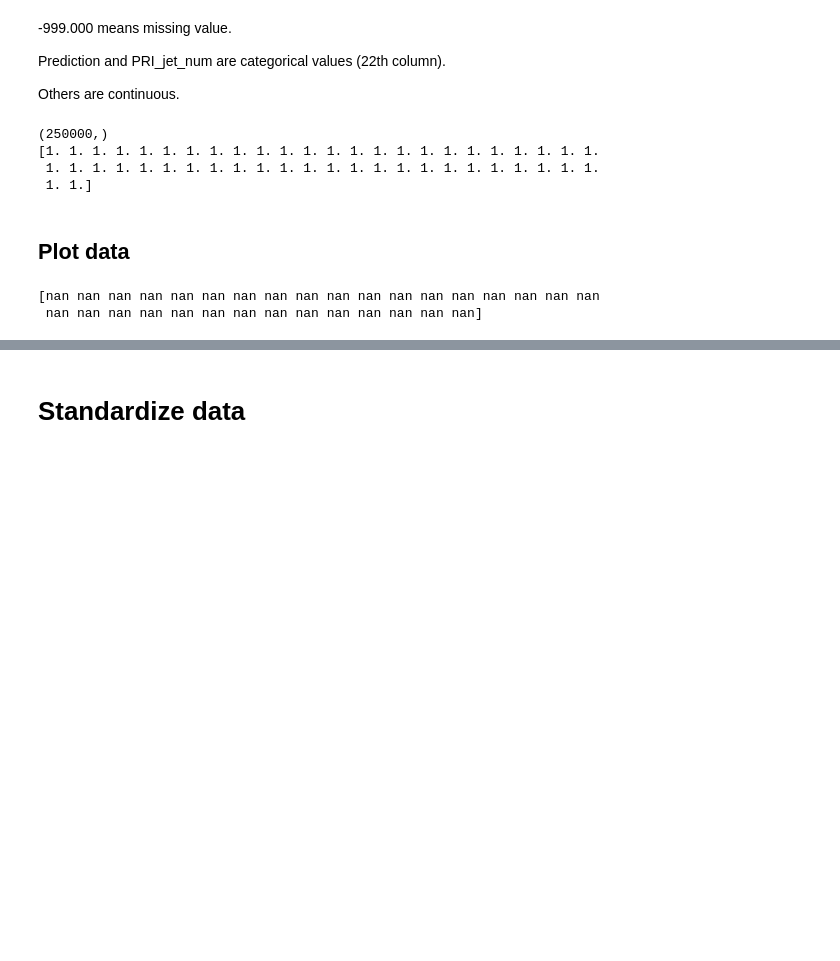
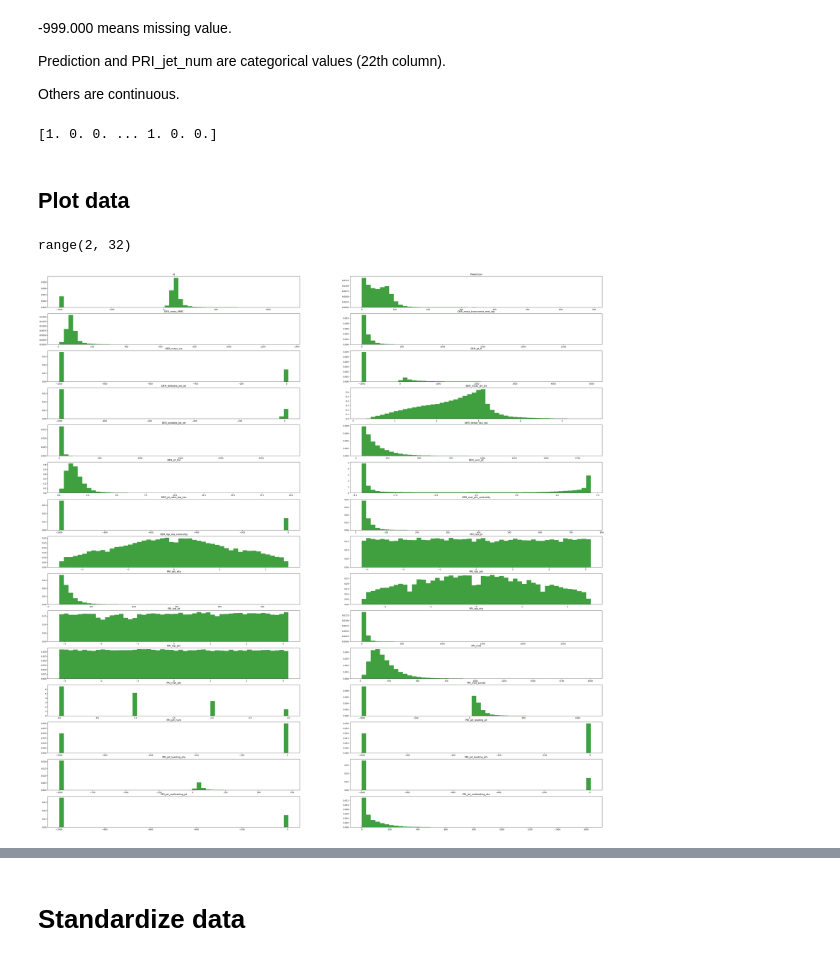
Before and after one commit to mkondracki/ML_project_1, a Jupyter notebook: Projet_1.ipynb, the cells around one changed output, grey strips where cells are left out. Drawn from its saved outputs; the diff is of its cells as text; code cells hidden in the pictures; blank space fills up the shorter version.

```diff
--- a/Projet_1.ipynb
+++ b/Projet_1.ipynb
@@ -50,18 +50,22 @@ data_path_sub = "sample-submission.csv"
 y_tr, x_tr, ids_tr = load_csv_data(data_path_tr, sub_sample=False)
 y_te, x_te, ids_te = load_csv_data(data_path_te, sub_sample=False)
 y_su, x_su, ids_su = load_csv_data(data_path_sub, sub_sample=False)
-# %%
-print(y_tr.shape)
-print(y_te[:50])
-# %% [output]
-(250000,)
-[1. 1. 1. 1. 1. 1. 1. 1. 1. 1. 1. 1. 1. 1. 1. 1. 1. 1. 1. 1. 1. 1. 1. 1.
- 1. 1. 1. 1. 1. 1. 1. 1. 1. 1. 1. 1. 1. 1. 1. 1. 1. 1. 1. 1. 1. 1. 1. 1.
- 1. 1.]
-# %% [markdown]
-## Plot data
-# %%
-print(names)
-# %% [output]
-[nan nan nan nan nan nan nan nan nan nan nan nan nan nan nan nan nan nan
- nan nan nan nan nan nan nan nan nan nan nan nan nan nan]
+# %%
+print(y_tr)
+#print(np.where(y_te==-1))
+# %% [output]
+[1. 0. 0. ... 1. 0. 0.]
+# %% [markdown]
+## Plot data
+# %%
+names = ["Id", "Prediction", "DER_mass_MMC", "DER_mass_transverse_met_lep", "DER_mass_vis", "DER_pt_h", "DER_deltaeta_jet_jet", "DER_mass_jet_jet", "DER_prodeta_jet_jet", "DER_deltar_tau_lep", "DER_pt_tot", "DER_sum_pt", "DER_pt_ratio_lep_tau", "DER_met_phi_centrality", "DER_lep_eta_centrality", "PRI_tau_pt", "PRI_tau_eta", "PRI_tau_phi", "PRI_lep_pt", "PRI_lep_eta", "PRI_lep_phi", "PRI_met", "PRI_met_phi", "PRI_met_sumet", "PRI_jet_num", "PRI_jet_leading_pt", "PRI_jet_leading_eta", "PRI_jet_leading_phi", "PRI_jet_subleading_pt", "PRI_jet_subleading_eta", "PRI_jet_subleading_phi", "PRI_jet_all_pt"]
+
+fig, axs = plt.subplots(15, 2, figsize=(50,50))
+print(range(2, len(names)))
+
+for i in range(2, len(names)):
+    axs[(i-2)//2, (i-2)%2].hist(x_tr[:,i-2], 50, density=True, facecolor='g', alpha=0.75)
+    axs[(i-2)//2, (i-2)%2].set_title(names[i-2])
+# %% [output]
+range(2, 32)
+[figure, added]
```
Also changed, not shown: parts of 19 cells of this notebook, 3 other files.
